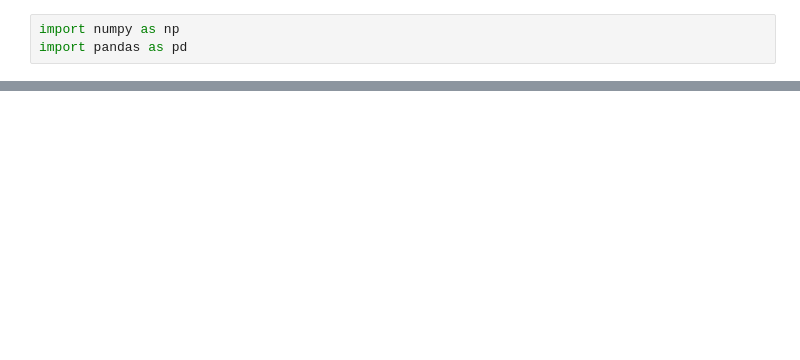
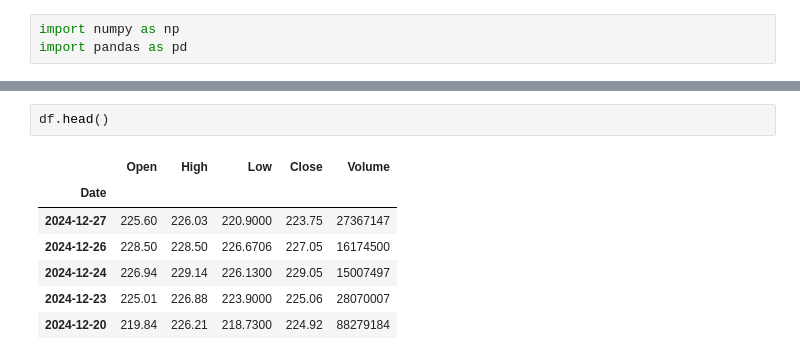
Before and after one commit to aga5711/data-science-kurs, a Jupyter notebook: kurs_pandas_cs1.ipynb, the cells around one changed output, grey strips where cells are left out. Drawn from its saved outputs; the diff is of its cells as text; blank space fills up the shorter version.

```diff
--- a/kurs_pandas_cs1.ipynb
+++ b/kurs_pandas_cs1.ipynb
@@ -82,0 +49,10 @@ dtype: int64
+# %%
+df.head()
+# %% [output]
+|  | Open | High | Low | Close | Volume |
+| Date |  |  |  |  |  |
+| 2024-12-27 | 225.60 | 226.03 | 220.9000 | 223.75 | 27367147 |
+| 2024-12-26 | 228.50 | 228.50 | 226.6706 | 227.05 | 16174500 |
+| 2024-12-24 | 226.94 | 229.14 | 226.1300 | 229.05 | 15007497 |
+| 2024-12-23 | 225.01 | 226.88 | 223.9000 | 225.06 | 28070007 |
+| 2024-12-20 | 219.84 | 226.21 | 218.7300 | 224.92 | 88279184 |
```
Also changed, not shown: parts of 21 cells of this notebook.
